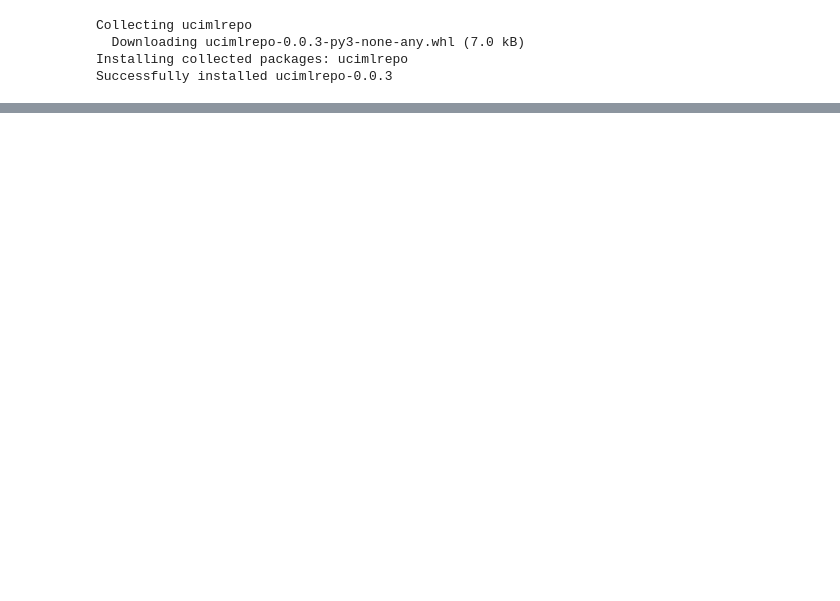
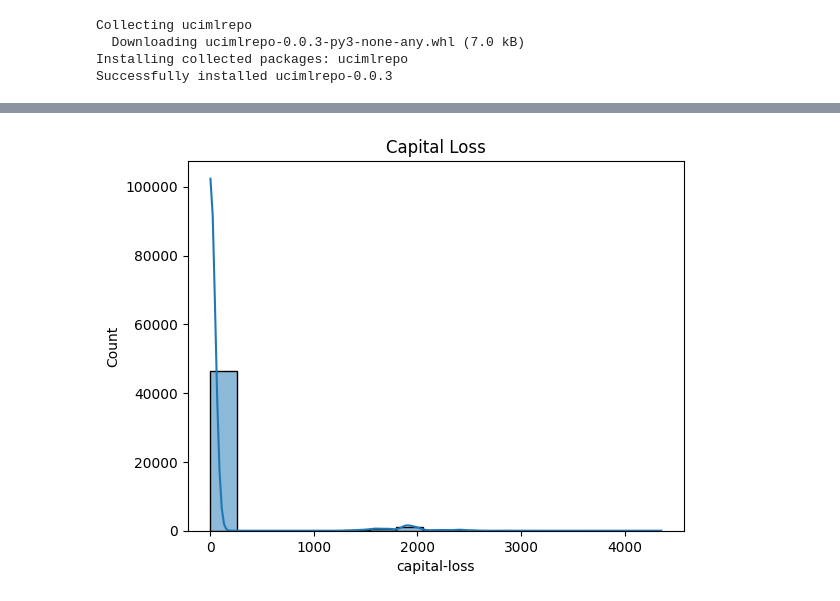
Before and after one commit to Kavindu-D/Census_Income, a Jupyter notebook: Preprocessing.ipynb, the cells around one changed output, grey strips where cells are left out. Cells and saved outputs as stored; diff of their text form; code cells hidden in the pictures; blank space fills up the shorter version.

```diff
--- a/Preprocessing.ipynb
+++ b/Preprocessing.ipynb
@@ -147,0 +150,6 @@ sns.pairplot(X, hue='income')
+# %%
+sns.histplot(data = data['capital-loss'], kde=True)
+plt.title('Capital Loss')
+plt.show()
+# %% [output]
+[figure, added]
```
Also changed, not shown: parts of 46 cells of this notebook.
